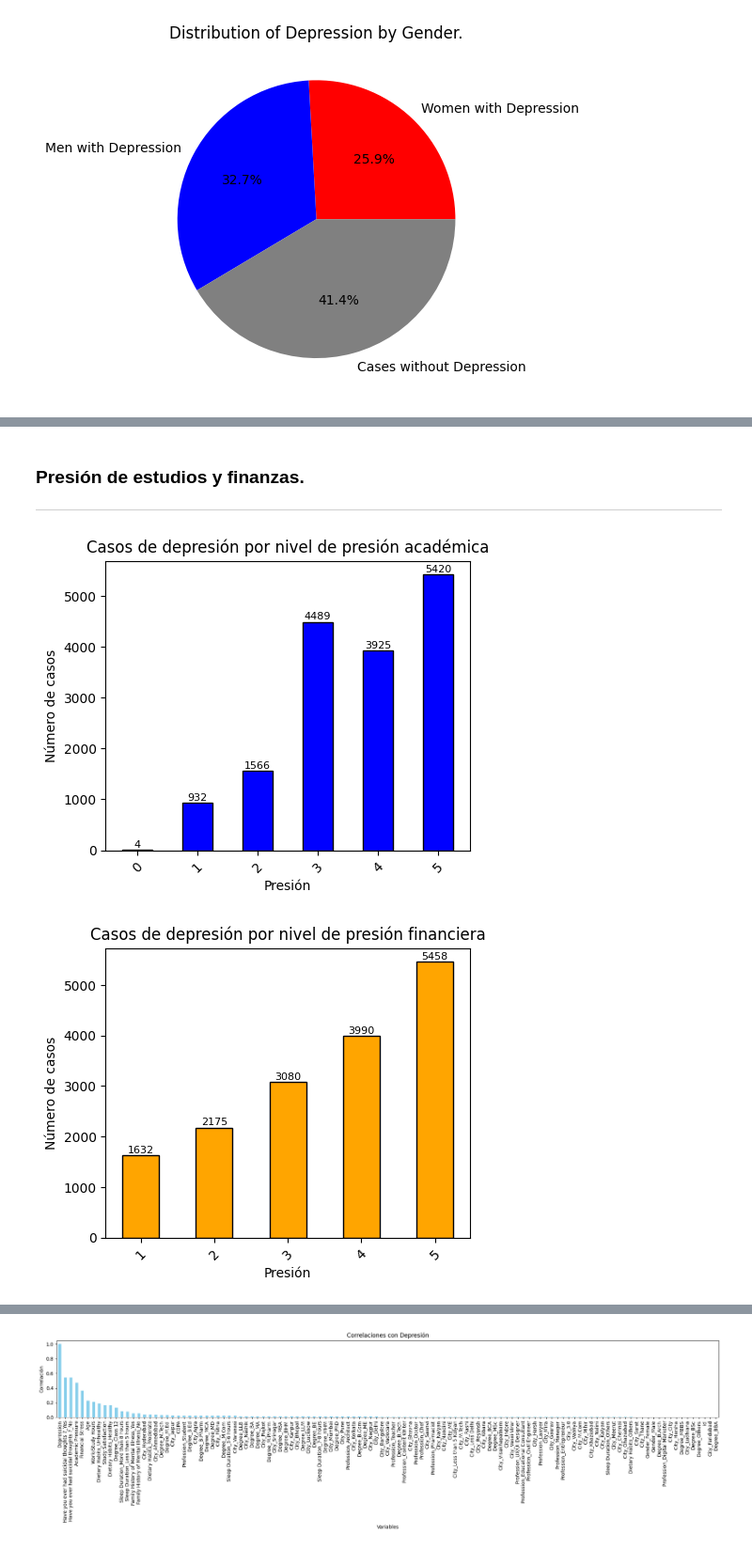
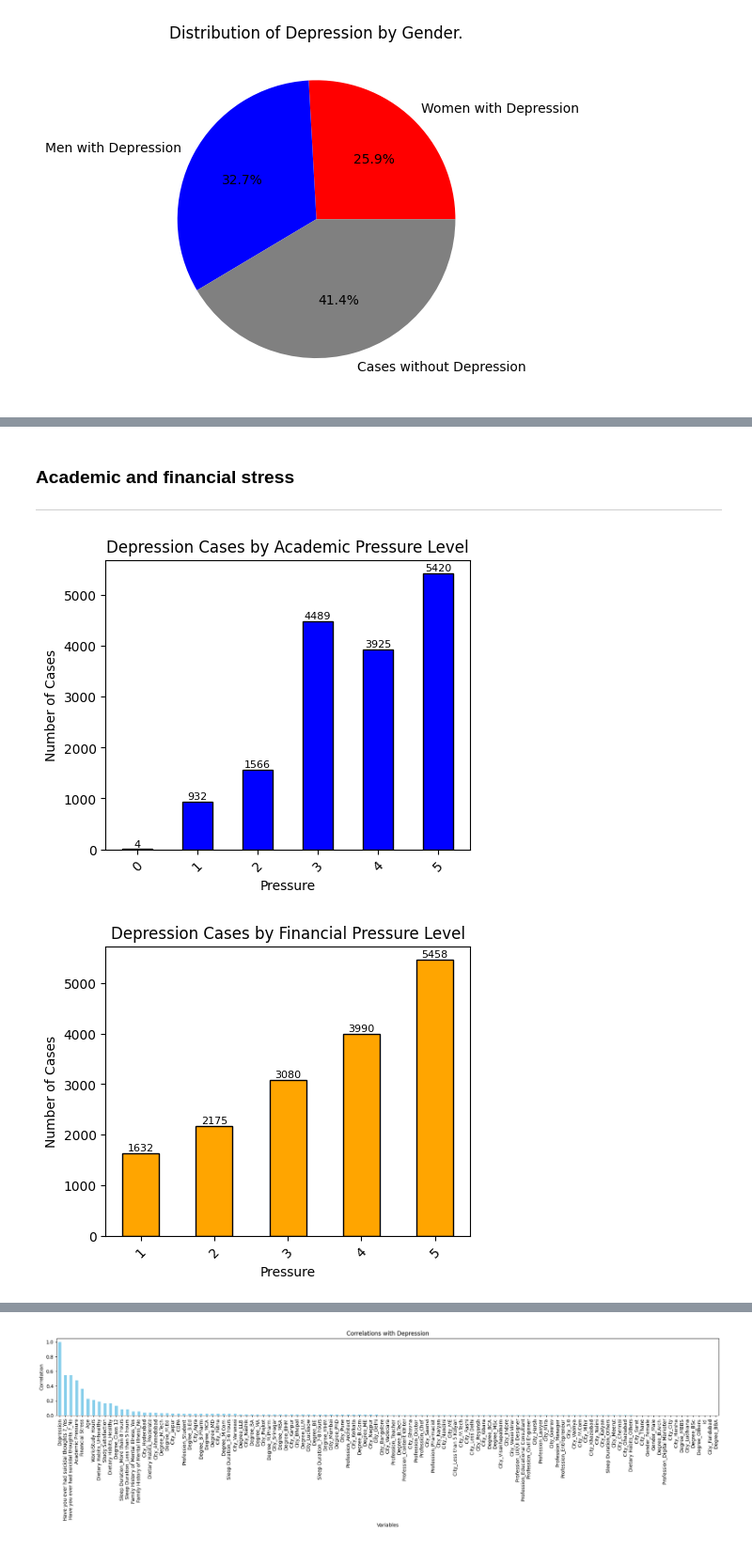
Before and after one commit to Levian17/Depression-Predicter, a Jupyter notebook: data/data_visualization_english.ipynb, the cells around one changed output, grey strips where cells are left out. Shown: that part at 94% size. Drawn from its saved outputs; the diff is of its cells as text; code cells hidden in the pictures.

```diff
--- a/data/data_visualization_english.ipynb
+++ b/data/data_visualization_english.ipynb
@@ -145,44 +144,44 @@ Esto representa el 8.09% de los casos en el dataset y el 13.82% de los casos con
-# %% [markdown]
-### Presión de estudios y finanzas.
----
+# %% [markdown]
+### Academic and financial stress
+---
 # %%
-# Definimos variables
+# Define variables
 unique_academic_pressure_values = df_depre['Academic Pressure'].unique()
 unique_financial_pressure_values = df_depre['Financial Stress'].unique()
 
 academic_stress_dict: dict = {}
 financial_stress_dict: dict = {}
 
 for uapv in sorted(unique_academic_pressure_values): academic_stress_dict[int(uapv)] = 0
 for ufpv in sorted(unique_financial_pressure_values):
     if ufpv in [5.0, 4.0, 3.0, 2.0, 1.0, 0.0]:
         financial_stress_dict[int(ufpv)] = 0
 
 for value in df_depre['Academic Pressure']:
     if value in academic_stress_dict: academic_stress_dict[value] += 1
 for value in df_depre['Financial Stress']:
     if value in financial_stress_dict: financial_stress_dict[value] += 1
 
-# Representacion
+# Representation
 plt.figure(figsize=(5, 4))
 plt.bar(academic_stress_dict.keys(), academic_stress_dict.values(), align='center', width=0.5, color='blue', edgecolor='black')
 plt.xticks(ticks=list(academic_stress_dict.keys()), rotation=45)
-plt.title('Casos de depresión por nivel de presión académica', fontsize=12)
-plt.xlabel('Presión', fontsize=10)
-plt.ylabel('Número de casos', fontsize=10)
+plt.title('Depression Cases by Academic Pressure Level', fontsize=12)
+plt.xlabel('Pressure', fontsize=10)
+plt.ylabel('Number of Cases', fontsize=10)
 for x, y in zip(academic_stress_dict.keys(), academic_stress_dict.values()):
     plt.text(x, y + 10, str(y), ha='center', va='bottom', fontsize=8)
 plt.show()
 
 plt.figure(figsize=(5, 4))
 plt.bar(financial_stress_dict.keys(), financial_stress_dict.values(), align='center', width=0.5, color='orange', edgecolor='black')
 plt.xticks(ticks=list(financial_stress_dict.keys()), rotation=45)
-plt.title('Casos de depresión por nivel de presión financiera', fontsize=12)
-plt.xlabel('Presión', fontsize=10)
-plt.ylabel('Número de casos', fontsize=10)
+plt.title('Depression Cases by Financial Pressure Level', fontsize=12)
+plt.xlabel('Pressure', fontsize=10)
+plt.ylabel('Number of Cases', fontsize=10)
 for x, y in zip(financial_stress_dict.keys(), financial_stress_dict.values()):
     plt.text(x, y + 10, str(y), ha='center', va='bottom', fontsize=8)
 plt.show()
 # %% [output]
-[figure, old version]
+[figure, new version]
-[figure, old version]
+[figure, new version]
```
Also changed, not shown: parts of 20 cells of this notebook, 4 other files.
